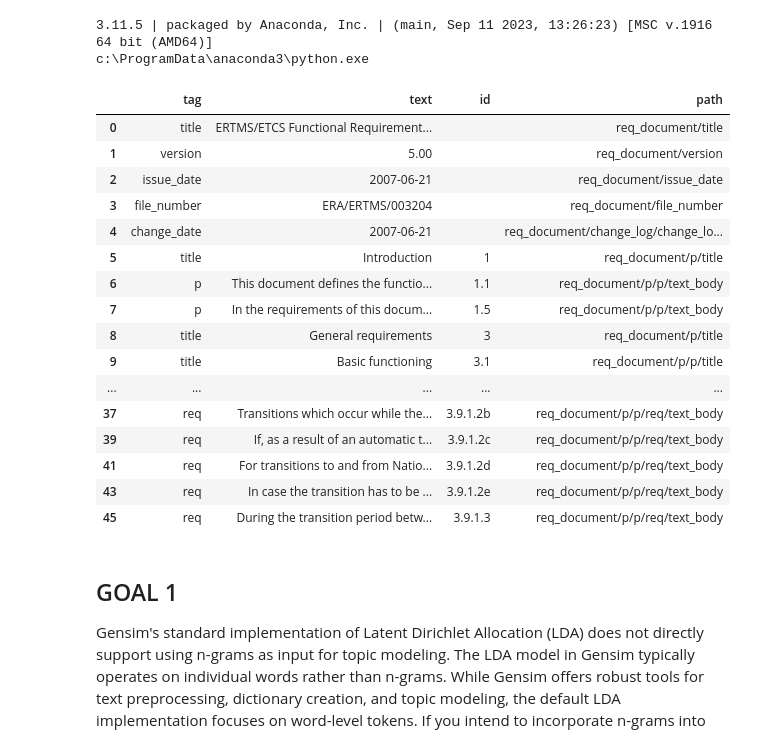
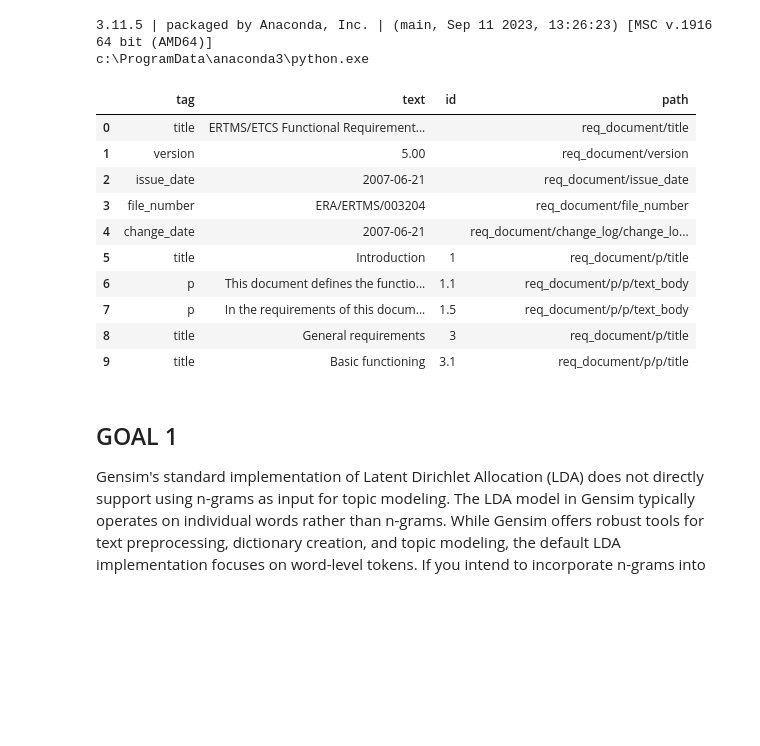
Before and after one commit to lfpneto/NLP2RE_Sandbox, a Jupyter notebook: src/Sandbox/n-grams.ipynb, the cells around one changed output. Saved outputs shown, nothing was run; the diff lists cells and outputs as text; code cells hidden in the pictures; blank space fills up the shorter version.

Commit message:
Documentation updates

```diff
--- a/src/Sandbox/n-grams.ipynb
+++ b/src/Sandbox/n-grams.ipynb
@@ -33,38 +33,32 @@ c:\ProgramData\anaconda3\python.exe
 # %%
 # create df
 from Utils import parse_xml
 
 stopwords = nltk.corpus.stopwords.words('english')
 ps = nltk.PorterStemmer()
 
 pd.set_option('display.max_colwidth', 100)
 
 # Specify the path to your XML filec
 xml_file_path = r'C:\dev\NLP2RE_Sandbox\data\work_data\2007-ertms.xml'
 # Define the namespace
 namespace = {'ns': 'req_document.xsd'}
 
 # import utils.ParseXML as ParseXML
 df = parse_xml.process_xml_with_namespace(xml_file_path, namespace)
-df.head(30)
+df.head(10)
 # %% [output]
 |  | tag | text | id | path |
 | 0 | title | ERTMS/ETCS Functional Requirement... |  | req_document/title |
 | 1 | version | 5.00 |  | req_document/version |
 | 2 | issue_date | 2007-06-21 |  | req_document/issue_date |
 | 3 | file_number | ERA/ERTMS/003204 |  | req_document/file_number |
 | 4 | change_date | 2007-06-21 |  | req_document/change_log/change_lo... |
 | 5 | title | Introduction | 1 | req_document/p/title |
 | 6 | p | This document defines the functio... | 1.1 | req_document/p/p/text_body |
 | 7 | p | In the requirements of this docum... | 1.5 | req_document/p/p/text_body |
 | 8 | title | General requirements | 3 | req_document/p/title |
 | 9 | title | Basic functioning | 3.1 | req_document/p/p/title |
-| ... | ... | ... | ... | ... |
-| 37 | req | Transitions which occur while the... | 3.9.1.2b | req_document/p/p/req/text_body |
-| 39 | req | If, as a result of an automatic t... | 3.9.1.2c | req_document/p/p/req/text_body |
-| 41 | req | For transitions to and from Natio... | 3.9.1.2d | req_document/p/p/req/text_body |
-| 43 | req | In case the transition has to be ... | 3.9.1.2e | req_document/p/p/req/text_body |
-| 45 | req | During the transition period betw... | 3.9.1.3 | req_document/p/p/req/text_body |
 # %% [markdown]
 ## GOAL 1
 
```
Also changed, not shown: parts of 2 cells of this notebook, 7 other files.
